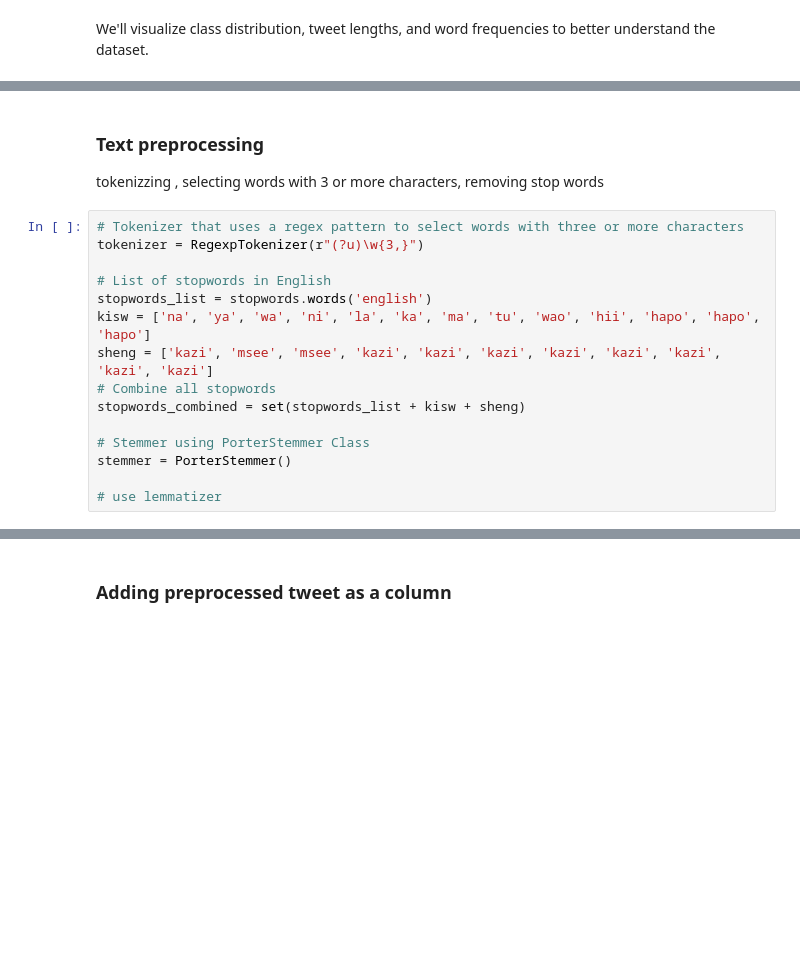
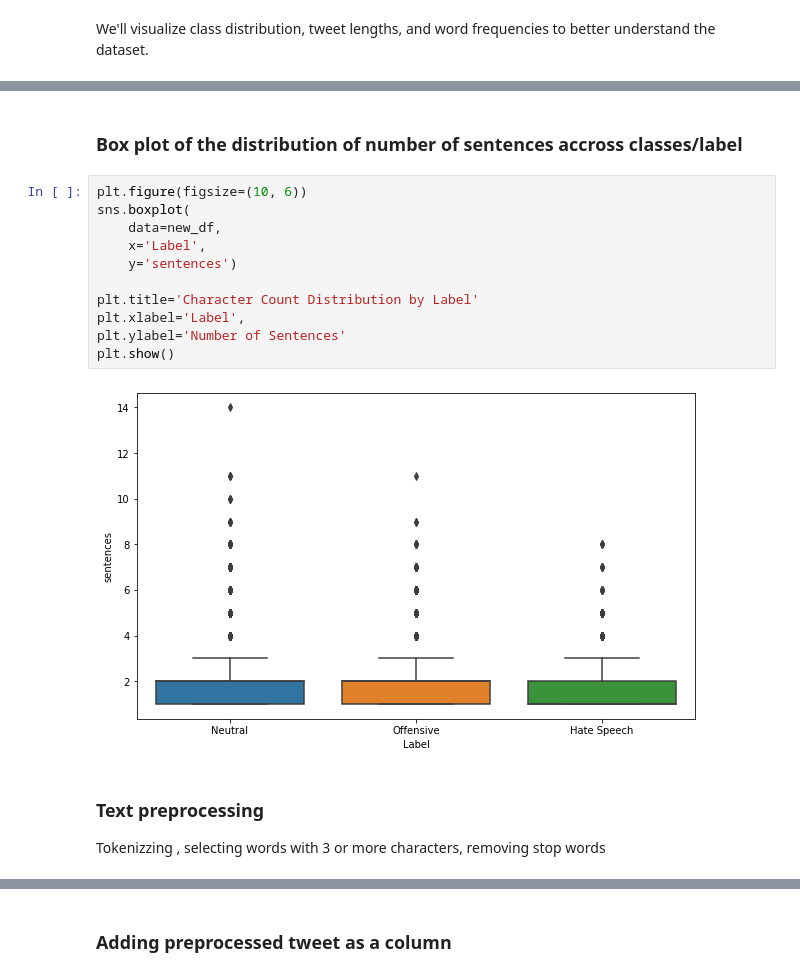
Before and after one commit to irushawn/Hate-Speech-and-Offensive-Content-Detection, a Jupyter notebook: index.ipynb, the cells around one changed output, grey strips where cells are left out. Saved outputs shown, nothing was run; the diff lists cells and outputs as text; blank space fills up the shorter version.

```diff
--- a/index.ipynb
+++ b/index.ipynb
@@ -212,18 +241,18 @@ plt.show()
+# %% [markdown]
+### Box plot of the distribution of number of sentences accross classes/label
+# %%
+plt.figure(figsize=(10, 6))
+sns.boxplot(
+    data=new_df,
+    x='Label',
+    y='sentences')
+
+plt.title='Character Count Distribution by Label'
+plt.xlabel='Label',
+plt.ylabel='Number of Sentences'
+plt.show()
+# %% [output]
+[figure, added]
 # %% [markdown]
 ### Text preprocessing
-tokenizzing , selecting words with 3 or more characters, removing stop words
+Tokenizzing , selecting words with 3 or more characters, removing stop words
-# %%
-# Tokenizer that uses a regex pattern to select words with three or more characters
-tokenizer = RegexpTokenizer(r"(?u)\w{3,}")
-
-# List of stopwords in English
-stopwords_list = stopwords.words('english')
-kisw = ['na', 'ya', 'wa', 'ni', 'la', 'ka', 'ma', 'tu', 'wao', 'hii', 'hapo', 'hapo', 'hapo']
-sheng = ['kazi', 'msee', 'msee', 'kazi', 'kazi', 'kazi', 'kazi', 'kazi', 'kazi', 'kazi', 'kazi']
-# Combine all stopwords
-stopwords_combined = set(stopwords_list + kisw + sheng)
-
-# Stemmer using PorterStemmer Class
-stemmer = PorterStemmer()
-
-# use lemmatizer
```
Also changed, not shown: parts of 25 cells of this notebook.
